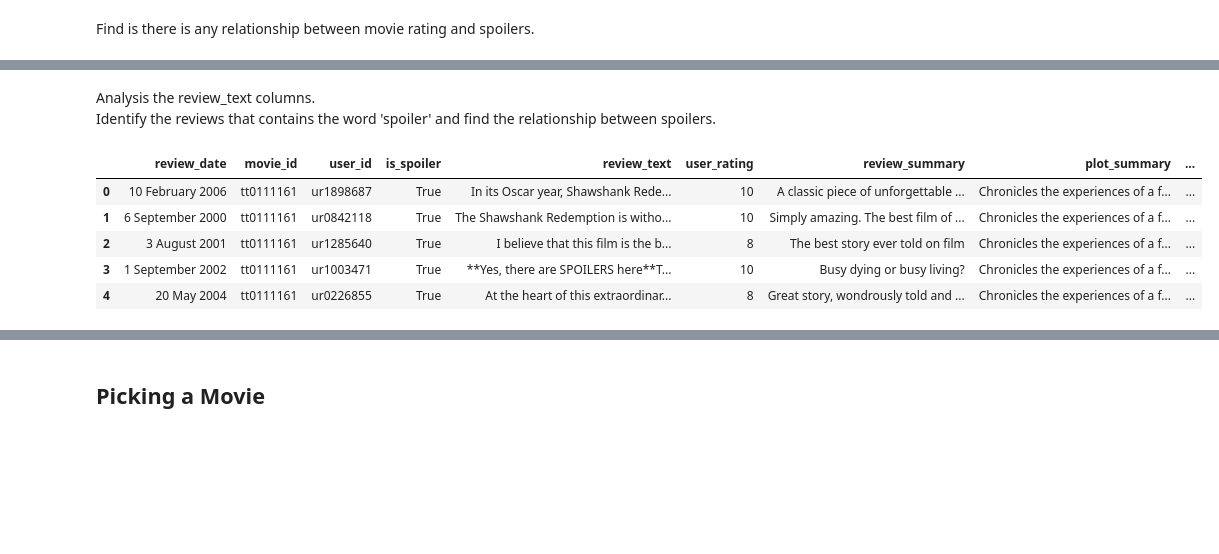
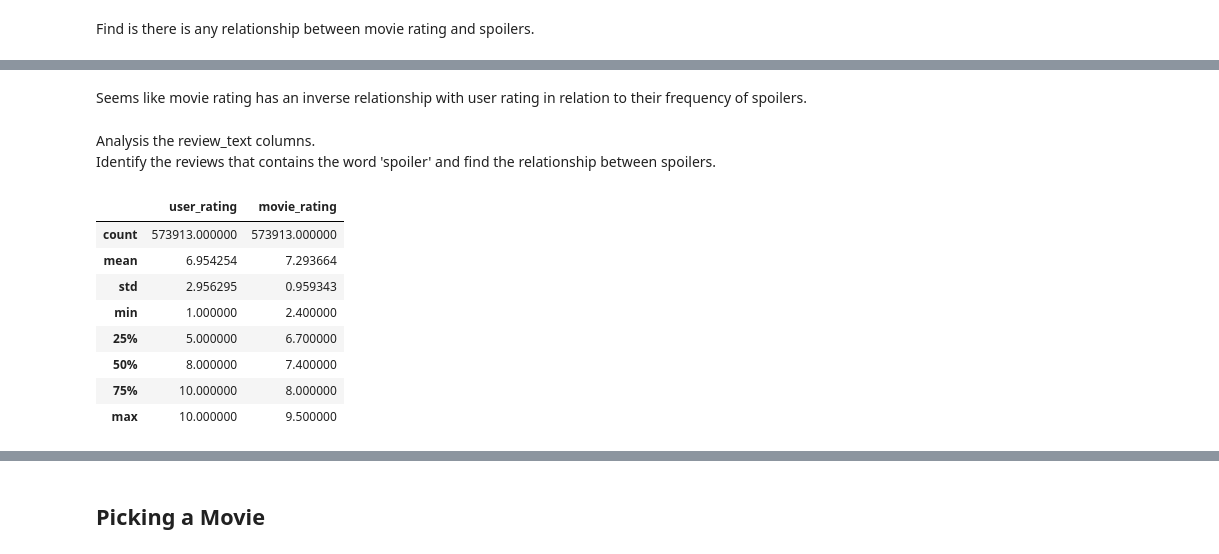
Before and after one commit to hjunleon/CS3244, a Jupyter notebook: project/project.ipynb, the cells around one changed output, grey strips where cells are left out. Saved outputs shown, nothing was run; the diff lists cells and outputs as text; code cells hidden in the pictures; blank space fills up the shorter version.

```diff
--- a/project/project.ipynb
+++ b/project/project.ipynb
@@ -138,0 +411,2 @@ We have to do something about it (undersampling / oversampling) before we can tr
+# %%
+genre_col = 'genre'
@@ -138,0 +452,10 @@ We have to do something about it (undersampling / oversampling) before we can tr
+# %%
+from sklearn.preprocessing import MultiLabelBinarizer
+
+mlb = MultiLabelBinarizer(sparse_output=True)
+
+df = df.join(
+            pd.DataFrame.sparse.from_spmatrix(
+                mlb.fit_transform(df.pop(genre_col)),
+                index=df.index,
+                columns=mlb.classes_))
@@ -138,0 +473,7 @@ We have to do something about it (undersampling / oversampling) before we can tr
+# %%
+OHE_COLS = ['Action', 'Adventure', 'Animation', 'Biography', 'Comedy', 'Crime',
+       'Drama', 'Family', 'Fantasy', 'Film-Noir', 'History', 'Horror', 'Music',
+       'Musical', 'Mystery', 'Romance', 'Sci-Fi', 'Sport', 'Thriller', 'War',
+       'Western']
+# %%
+df[OHE_COLS]=df[OHE_COLS].sparse.to_dense()
@@ -215,3 +744,5 @@ sns.histplot(data = df, x = 'movie_rating', hue = 'is_spoiler', multiple = 'stac
+# %% [markdown]
+Seems like movie rating has an inverse relationship with user rating in relation to their frequency of spoilers.
 # %% [markdown]
 Analysis the review_text columns. <br>
 Identify the reviews that contains the word 'spoiler' and find the relationship between spoilers.
@@ -222,11 +753,14 @@ def contains_word(word, df):
   return df
 # %%
 df = contains_word('SPOILER', df)
-df.head()
+df.describe()
 # %% [output]
-|  | review_date | movie_id | user_id | is_spoiler | review_text | user_rating | review_summary | plot_summary | ... |
-| 0 | 10 February 2006 | tt0111161 | ur1898687 | True | In its Oscar year, Shawshank Rede... | 10 | A classic piece of unforgettable ... | Chronicles the experiences of a f... | ... |
-| 1 | 6 September 2000 | tt0111161 | ur0842118 | True | The Shawshank Redemption is witho... | 10 | Simply amazing. The best film of ... | Chronicles the experiences of a f... | ... |
-| 2 | 3 August 2001 | tt0111161 | ur1285640 | True | I believe that this film is the b... | 8 | The best story ever told on film | Chronicles the experiences of a f... | ... |
-| 3 | 1 September 2002 | tt0111161 | ur1003471 | True | **Yes, there are SPOILERS here**T... | 10 | Busy dying or busy living? | Chronicles the experiences of a f... | ... |
-| 4 | 20 May 2004 | tt0111161 | ur0226855 | True | At the heart of this extraordinar... | 8 | Great story, wondrously told and ... | Chronicles the experiences of a f... | ... |
+|  | user_rating | movie_rating |
+| count | 573913.000000 | 573913.000000 |
+| mean | 6.954254 | 7.293664 |
+| std | 2.956295 | 0.959343 |
+| min | 1.000000 | 2.400000 |
+| 25% | 5.000000 | 6.700000 |
+| 50% | 8.000000 | 7.400000 |
+| 75% | 10.000000 | 8.000000 |
+| max | 10.000000 | 9.500000 |
```
Also changed, not shown: parts of 56 cells of this notebook.
